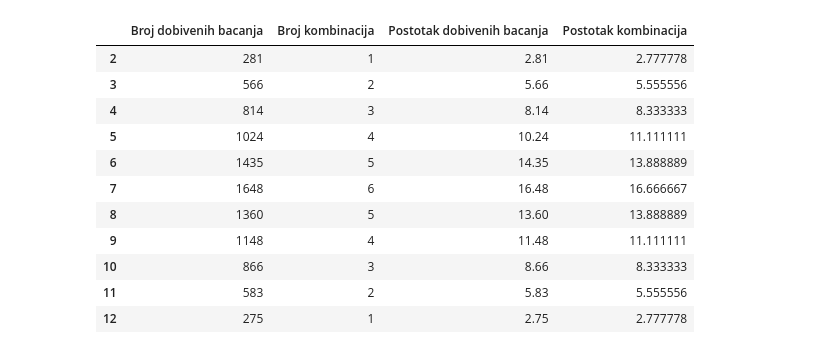
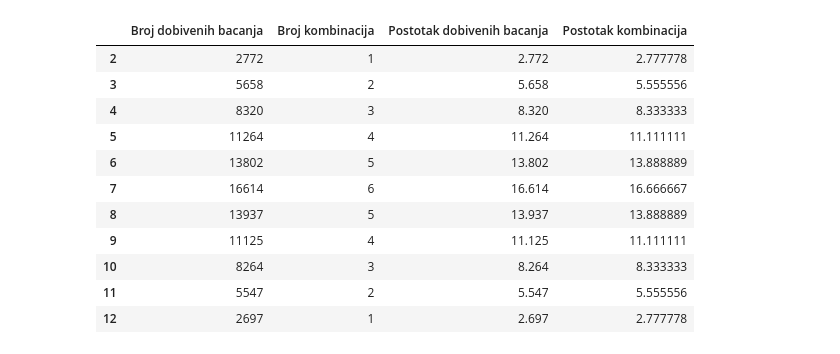
Before and after one commit to BinetCauchy/monopoly, a Jupyter notebook: Monopoly.ipynb, the cells around one changed output. Drawn from its saved outputs; the diff is of its cells as text; code cells hidden in the pictures.

```diff
--- a/Monopoly.ipynb
+++ b/Monopoly.ipynb
@@ -22,22 +34,22 @@ def lista_dobivenih_brojeva_bacanjem(popis_rezultata_bacanja):
 # %%
 import pandas as pd
 
 tablica_bacanja_kockica = pd.DataFrame(index=['2', '3', '4', '5', '6', '7', '8', '9', '10', '11', '12'])
-tablica_bacanja_kockica['Broj dobivenih bacanja'] = lista_dobivenih_brojeva_bacanjem(bacanje_kockica(10000))
+tablica_bacanja_kockica['Broj dobivenih bacanja'] = lista_dobivenih_brojeva_bacanjem(bacanje_kockica(100000))
 tablica_bacanja_kockica['Broj kombinacija'] = [1, 2, 3, 4, 5, 6, 5, 4, 3, 2, 1]
-tablica_bacanja_kockica['Postotak dobivenih bacanja'] = tablica_bacanja_kockica['Broj dobivenih bacanja']/100
+tablica_bacanja_kockica['Postotak dobivenih bacanja'] = tablica_bacanja_kockica['Broj dobivenih bacanja']/1000
 tablica_bacanja_kockica['Postotak kombinacija'] = tablica_bacanja_kockica['Broj kombinacija']/36*100
 tablica_bacanja_kockica
 # %% [output]
 |  | Broj dobivenih bacanja | Broj kombinacija | Postotak dobivenih bacanja | Postotak kombinacija |
-| 2 | 281 | 1 | 2.81 | 2.777778 |
-| 3 | 566 | 2 | 5.66 | 5.555556 |
-| 4 | 814 | 3 | 8.14 | 8.333333 |
-| 5 | 1024 | 4 | 10.24 | 11.111111 |
-| 6 | 1435 | 5 | 14.35 | 13.888889 |
-| 7 | 1648 | 6 | 16.48 | 16.666667 |
-| 8 | 1360 | 5 | 13.60 | 13.888889 |
-| 9 | 1148 | 4 | 11.48 | 11.111111 |
-| 10 | 866 | 3 | 8.66 | 8.333333 |
-| 11 | 583 | 2 | 5.83 | 5.555556 |
-| 12 | 275 | 1 | 2.75 | 2.777778 |
+| 2 | 2772 | 1 | 2.772 | 2.777778 |
+| 3 | 5658 | 2 | 5.658 | 5.555556 |
+| 4 | 8320 | 3 | 8.320 | 8.333333 |
+| 5 | 11264 | 4 | 11.264 | 11.111111 |
+| 6 | 13802 | 5 | 13.802 | 13.888889 |
+| 7 | 16614 | 6 | 16.614 | 16.666667 |
+| 8 | 13937 | 5 | 13.937 | 13.888889 |
+| 9 | 11125 | 4 | 11.125 | 11.111111 |
+| 10 | 8264 | 3 | 8.264 | 8.333333 |
+| 11 | 5547 | 2 | 5.547 | 5.555556 |
+| 12 | 2697 | 1 | 2.697 | 2.777778 |
```
Also changed, not shown: parts of 26 cells of this notebook, 1 other file.
